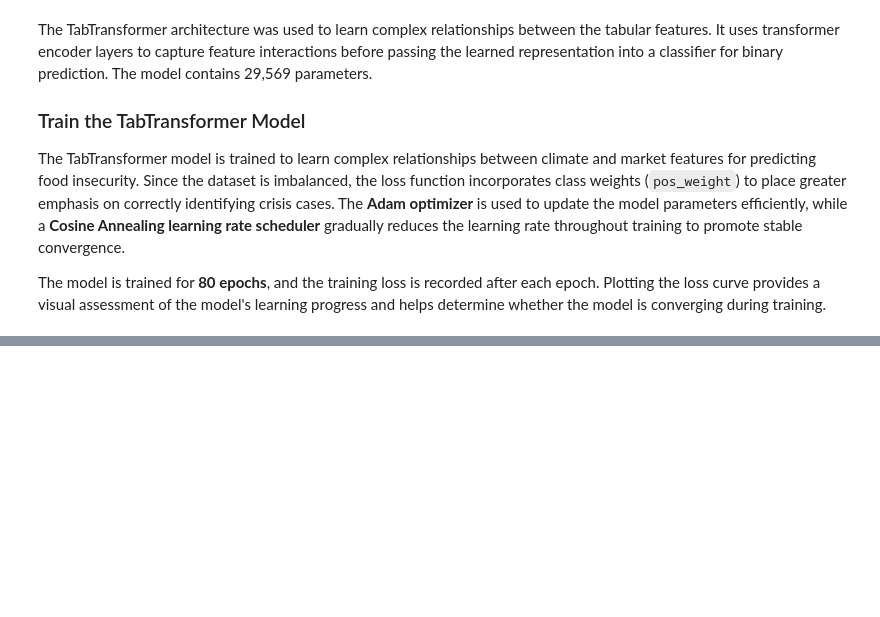
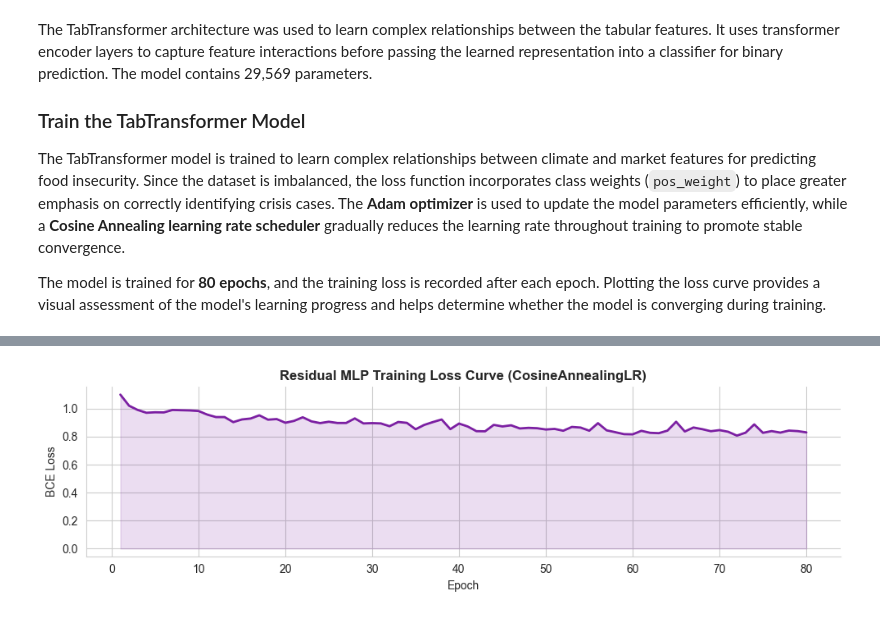
Before and after one commit to Pattohcolab/PHASE-5-CAPSTON-PROJECT, a Jupyter notebook: notebook.ipynb, the cells around one changed output, grey strips where cells are left out. Saved outputs shown, nothing was run; the diff lists cells and outputs as text; code cells hidden in the pictures; blank space fills up the shorter version.

```diff
--- a/notebook.ipynb
+++ b/notebook.ipynb
@@ -1645,0 +2480,92 @@ plt.show()
+# %%
+class ResidualBlock(nn.Module):
+    def __init__(self, d, dropout=0.1):
+        super().__init__()
+        self.norm    = nn.LayerNorm(d)
+        self.linear1 = nn.Linear(d, d)
+        self.linear2 = nn.Linear(d, d)
+        self.dropout = nn.Dropout(dropout)
+        self.act     = nn.GELU()
+
+    def forward(self, x):
+        residual = x                        # skip connection
+        x = self.norm(x)
+        x = self.act(self.linear1(x))
+        x = self.dropout(x)
+        x = self.linear2(x)
+        return x + residual                 # add skip: output = f(x) + x
+
+class ResidualMLP(nn.Module):
+    def __init__(self, n_features, d=64, n_blocks=3, dropout=0.1):
+        super().__init__()
+        self.input_bn   = nn.BatchNorm1d(n_features)
+        self.proj       = nn.Linear(n_features, d)
+        self.blocks     = nn.ModuleList([ResidualBlock(d, dropout) for _ in range(n_blocks)])
+        self.classifier = nn.Linear(d, 1)
+
+    def forward(self, x):
+        x = self.input_bn(x)
+        x = F.gelu(self.proj(x))
+        for block in self.blocks:
+            x = block(x)
+        return self.classifier(x)
+
+mlp_model  = ResidualMLP(n_features=n_features)
+mlp_params = sum(p.numel() for p in mlp_model.parameters())
+print(f"Residual MLP  —  {mlp_params:,} trainable parameters")
+
+train_dl_mlp  = DataLoader(TensorDataset(X_tr_ft_t.clone(), y_tr_ft_t.clone()),
+                            batch_size=64, shuffle=True)
+criterion_mlp = nn.BCEWithLogitsLoss(pos_weight=torch.tensor([neg_ft/pos_ft], dtype=torch.float32))
+optimizer_mlp = torch.optim.AdamW(mlp_model.parameters(), lr=1e-3, weight_decay=1e-3)
+scheduler_mlp = torch.optim.lr_scheduler.CosineAnnealingLR(optimizer_mlp, T_max=80, eta_min=1e-5)
+
+mlp_losses, best_mlp_loss, best_mlp_state = [], float('inf'), None
+mlp_model.train()
+for epoch in range(80):
+    epoch_loss = 0.0
+    for Xb, yb in train_dl_mlp:
+        optimizer_mlp.zero_grad()
+        loss = criterion_mlp(mlp_model(Xb), yb)
+        loss.backward()
+        nn.utils.clip_grad_norm_(mlp_model.parameters(), 1.0)
+        optimizer_mlp.step()
+        epoch_loss += loss.item() * len(Xb)
+    scheduler_mlp.step()
+    epoch_loss /= len(train_dl_mlp.dataset)
+    mlp_losses.append(epoch_loss)
+    if epoch_loss < best_mlp_loss:
+        best_mlp_loss  = epoch_loss
+        best_mlp_state = {k: v.clone() for k, v in mlp_model.state_dict().items()}
+    if (epoch + 1) % 20 == 0:
+        print(f"  Epoch {epoch+1:2d}/80  loss = {epoch_loss:.4f}")
+mlp_model.load_state_dict(best_mlp_state)
+
+fig, ax = plt.subplots(figsize=(10, 3))
+ax.plot(range(1, 81), mlp_losses, color='#7B1FA2', linewidth=2)
+ax.fill_between(range(1, 81), mlp_losses, alpha=0.15, color='#7B1FA2')
+ax.set_xlabel('Epoch'); ax.set_ylabel('BCE Loss')
+ax.set_title('Residual MLP Training Loss Curve (CosineAnnealingLR)', fontweight='bold')
+ax.spines['top'].set_visible(False); ax.spines['right'].set_visible(False)
+plt.tight_layout(); plt.show()
+print("Training complete — best weights restored.")
+
+mlp_model.eval()
+with torch.no_grad():
+    mlp_proba_np = torch.sigmoid(mlp_model(X_te_ft_t.clone())).squeeze().numpy()
+mlp_res = []
+for t in np.arange(0.05, 0.75, 0.01):
+    p = (mlp_proba_np >= t).astype(int)
+    mlp_res.append({'t': t,
+        'recall':   recall_score(y_test, p, pos_label=1, zero_division=0),
+        'f1_macro': f1_score(y_test, p, average='macro', zero_division=0)})
+mlp_tdf    = pd.DataFrame(mlp_res)
+valid_mlp  = mlp_tdf[mlp_tdf['f1_macro'] >= 0.55]
+best_t_mlp = float(valid_mlp.loc[valid_mlp['recall'].idxmax(), 't']) if len(valid_mlp) else 0.35
+mlp_pred   = (mlp_proba_np >= best_t_mlp).astype(int)
+
+print(f"Residual MLP  —  optimal threshold: {best_t_mlp:.2f}")
+print(classification_report(y_test, mlp_pred, target_names=['no crisis','crisis'], digits=3, zero_division=0))
+print(f"ROC-AUC : {roc_auc_score(y_test, mlp_proba_np):.3f}")
+print(f"Recall  : {recall_score(y_test, mlp_pred, pos_label=1, zero_division=0):.3f}  <- PRIMARY METRIC")
+# %% [output]
@@ -1645,0 +2577 @@ plt.show()
+[figure, added]
```
Also changed, not shown: parts of 97 cells of this notebook, 4 other files.
